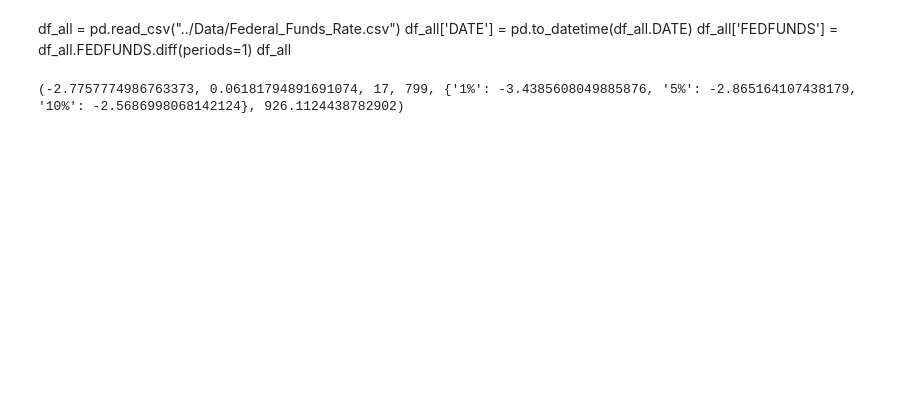
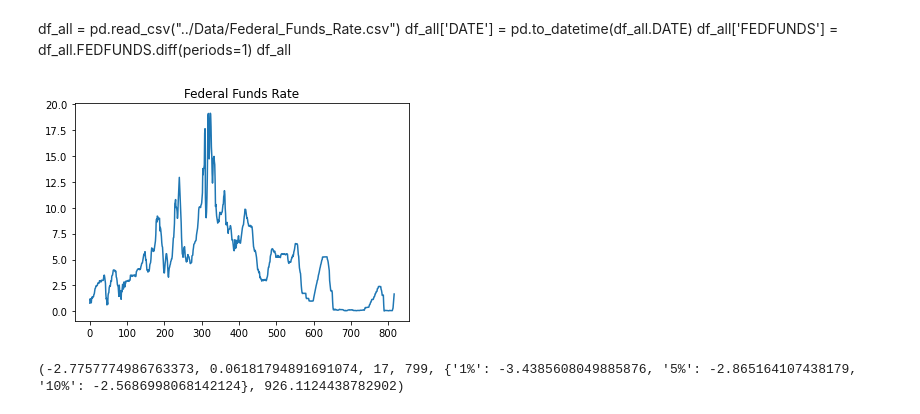
Before and after one commit to mychaldubyk/Federal-Funds-Rate-Analysis, a Jupyter notebook: Working_Notebooks/Capstone_new.ipynb, the cells around one changed output. Saved outputs shown, nothing was run; the diff lists cells and outputs as text; code cells hidden in the pictures; blank space fills up the shorter version.

```diff
--- a/Working_Notebooks/Capstone_new.ipynb
+++ b/Working_Notebooks/Capstone_new.ipynb
@@ -12,6 +20,13 @@ df_all
 # %%
 df_all = pd.read_csv("../Data/Federal_Funds_Rate.csv")
 df_all['DATE'] = pd.to_datetime(df_all.DATE)
+# %%
+#Visualizing the target variable
+fig, ax = plt.subplots()
+ax.plot(df_all.FEDFUNDS)
+ax.set_title("Federal Funds Rate");
+# %% [output]
+[figure, added]
 # %%
 ###Running the Dickey-Fuller Test to check if data is stationary or not, p-value is second value. P-value above the .05
 ##threshold at .061, so FEDFUNDs must be transformed to become stationary
```
Also changed, not shown: parts of 30 cells of this notebook.
